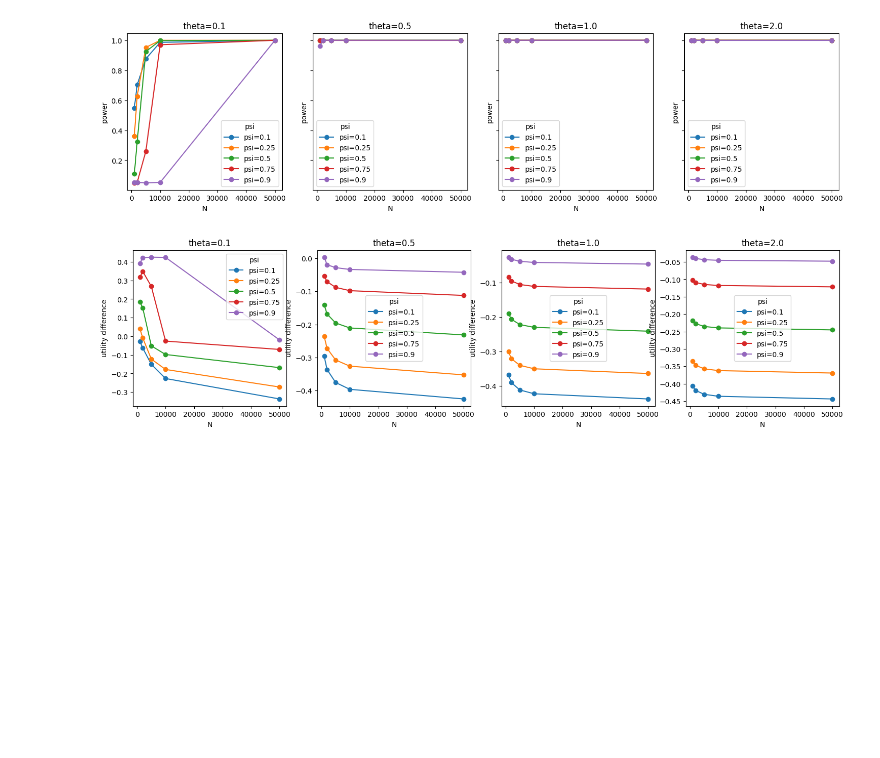
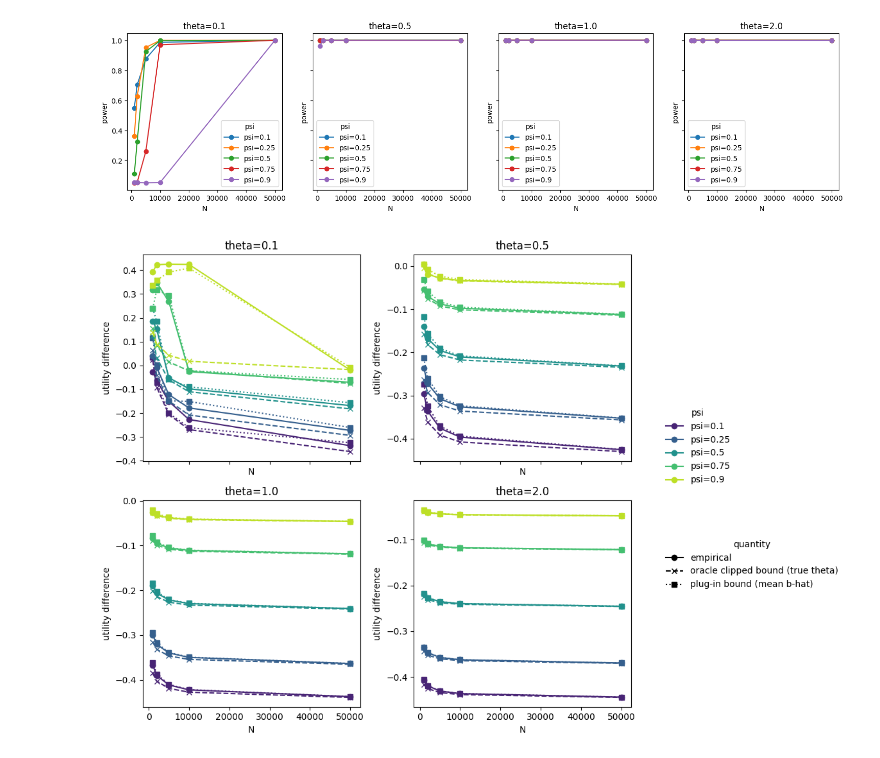
Before and after one commit to adway/util-seq, a Jupyter notebook: notebooks/sample_splitting.ipynb, the cells around one changed output. Saved outputs shown, nothing was run; the diff lists cells and outputs as text; code cells hidden in the pictures; blank space fills up the shorter version.

```diff
--- a/notebooks/sample_splitting.ipynb
+++ b/notebooks/sample_splitting.ipynb
@@ -197,38 +245,72 @@ subset["util_diff"] = subset["empirical_utility"] - subset["standard_utility"]
 # %%
 psis = sorted(subset["psi"].unique())
 thetas = sorted(subset["theta"].unique())
 lambdas = sorted(subset["lambda"].unique())
 
 fig, axes = plt.subplots(
-    1,
-    len(thetas),
-    figsize=(4.5 * len(thetas), 4),
+    2,
+    2,
+    figsize=(10, 8),
     sharex=True,
     sharey=False
 )
 
-# make axes iterable even if len(thetas) == 1
-axes = np.atleast_1d(axes)
+axes = axes.ravel()
 
 for i, theta in enumerate(thetas):
     ax = axes[i]
 
     for psi in psis:
         # if you only have one lambda, use it directly
         lambda_ = lambdas[0]
 
         data = check_scenario(theta, psi, lambda_)
         ax.plot(
             data["N"],
             data["util_diff"],
             marker="o",
-            label=f"psi={psi}",
+            color=plt.cm.viridis(0.1 + 0.8 * psis.index(psi) / max(1, len(psis) - 1)),
+        )
+        ax.plot(
+            data["N"],
+            data["theoretical_util_diff_bound"],
+            marker="x",
+            linestyle="--",
+            color=plt.cm.viridis(0.1 + 0.8 * psis.index(psi) / max(1, len(psis) - 1)),
+        )
+        ax.plot(
+            data["N"],
+            data["theoretical_util_diff_bound_learned_b"],
+            marker="s",
+            linestyle=":",
+            color=plt.cm.viridis(0.1 + 0.8 * psis.index(psi) / max(1, len(psis) - 1)),
         )
 
     ax.set_title(f"theta={theta}")
     ax.set_xlabel("N")
     ax.set_ylabel("utility difference")
-    ax.legend(title="psi")
+
+from matplotlib.lines import Line2D
+
+# One compact figure-level legend: color = psi, style = empirical/bound.
+psi_handles = [
+    Line2D([0], [0], color=plt.cm.viridis(0.1 + 0.8 * psis.index(psi) / max(1, len(psis) - 1)), marker="o",
+           linestyle="-", label=f"psi={psi}")
+    for psi in psis
+]
+type_handles = [
+    Line2D([0], [0], color="black", marker="o",
+           linestyle="-", label="empirical"),
+    Line2D([0], [0], color="black", marker="x",
+           linestyle="--", label="oracle clipped bound (true theta)"),
+    Line2D([0], [0], color="black", marker="s",
+           linestyle=":", label="plug-in bound (mean b-hat)"),
+]
+fig.legend(handles=psi_handles, title="psi", loc="center left",
+           bbox_to_anchor=(0.88, 0.58), frameon=False)
+fig.legend(handles=type_handles, title="quantity", loc="center left",
+           bbox_to_anchor=(0.88, 0.35), frameon=False)
+fig.tight_layout(rect=(0, 0, 0.86, 1))
 plt.show()
 # %% [output]
-[figure, old version]
+[figure, new version]
```
Also changed, not shown: parts of 3 cells of this notebook, 23 other files.
